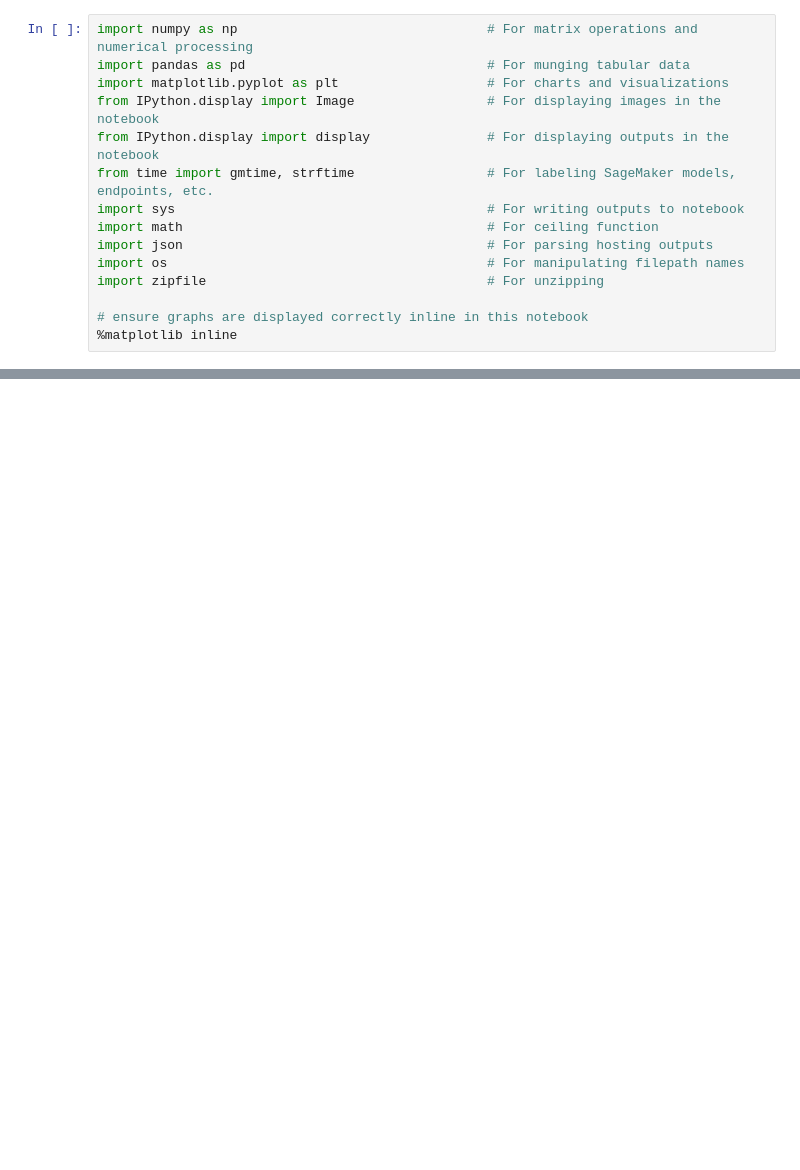
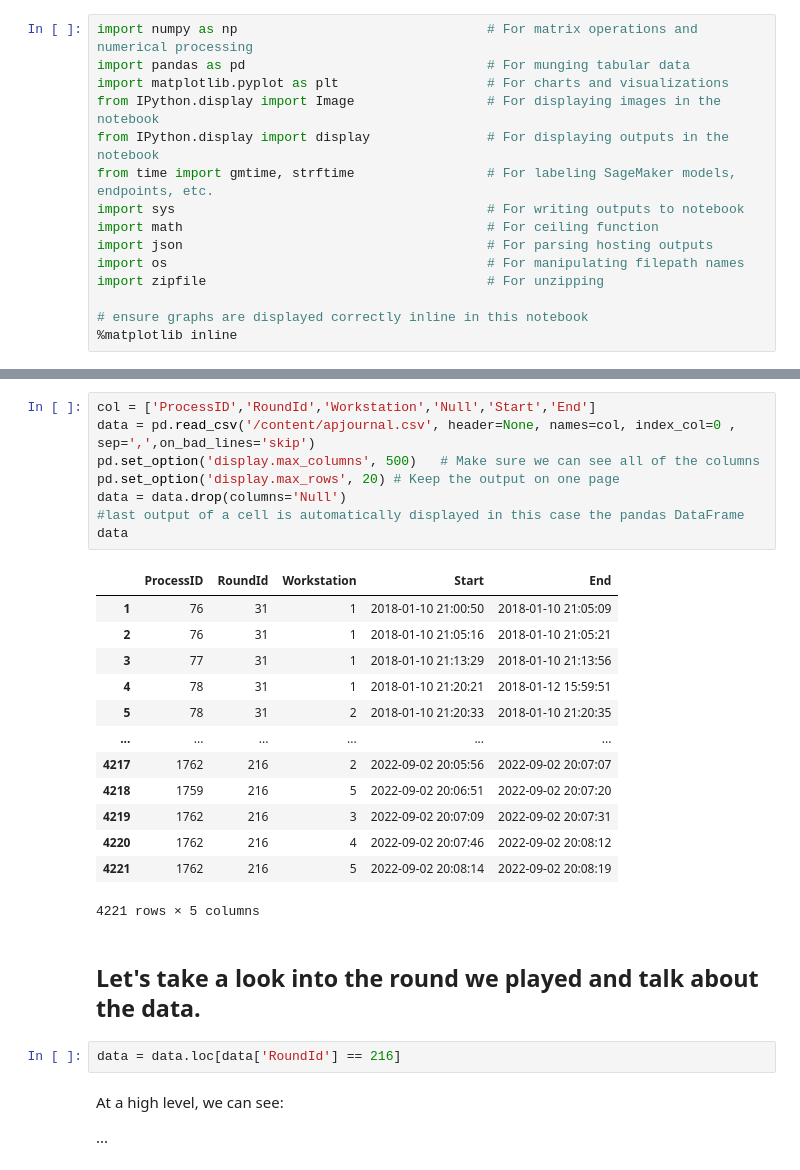
Before and after one commit to ThomasGVoss/LearningFactory, a Jupyter notebook: Lab_Data_Prep_with_Pandas.ipynb, the cells around one changed output, grey strips where cells are left out. Cells and saved outputs as stored; diff of their text form; blank space fills up the shorter version.

```diff
--- a/Lab_Data_Prep_with_Pandas.ipynb
+++ b/Lab_Data_Prep_with_Pandas.ipynb
@@ -17,0 +40,30 @@ import zipfile                                    # For unzipping
+# %%
+col = ['ProcessID','RoundId','Workstation','Null','Start','End']
+data = pd.read_csv('/content/apjournal.csv', header=None, names=col, index_col=0 , sep=',',on_bad_lines='skip')
+pd.set_option('display.max_columns', 500)   # Make sure we can see all of the columns
+pd.set_option('display.max_rows', 20) # Keep the output on one page
+data = data.drop(columns='Null')
+#last output of a cell is automatically displayed in this case the pandas DataFrame
+data
+# %% [output]
+|  | ProcessID | RoundId | Workstation | Start | End |
+| 1 | 76 | 31 | 1 | 2018-01-10 21:00:50 | 2018-01-10 21:05:09 |
+| 2 | 76 | 31 | 1 | 2018-01-10 21:05:16 | 2018-01-10 21:05:21 |
+| 3 | 77 | 31 | 1 | 2018-01-10 21:13:29 | 2018-01-10 21:13:56 |
+| 4 | 78 | 31 | 1 | 2018-01-10 21:20:21 | 2018-01-12 15:59:51 |
+| 5 | 78 | 31 | 2 | 2018-01-10 21:20:33 | 2018-01-10 21:20:35 |
+| ... | ... | ... | ... | ... | ... |
+| 4217 | 1762 | 216 | 2 | 2022-09-02 20:05:56 | 2022-09-02 20:07:07 |
+| 4218 | 1759 | 216 | 5 | 2022-09-02 20:06:51 | 2022-09-02 20:07:20 |
+| 4219 | 1762 | 216 | 3 | 2022-09-02 20:07:09 | 2022-09-02 20:07:31 |
+| 4220 | 1762 | 216 | 4 | 2022-09-02 20:07:46 | 2022-09-02 20:08:12 |
+| 4221 | 1762 | 216 | 5 | 2022-09-02 20:08:14 | 2022-09-02 20:08:19 |
+4221 rows × 5 columns
+# %% [markdown]
+## Let's take a look into the round we played and talk about the data.
+# %%
+data = data.loc[data['RoundId'] == 216]
+# %% [markdown]
+At a high level, we can see:
+
+...
```
Also changed, not shown: parts of 13 cells of this notebook.
